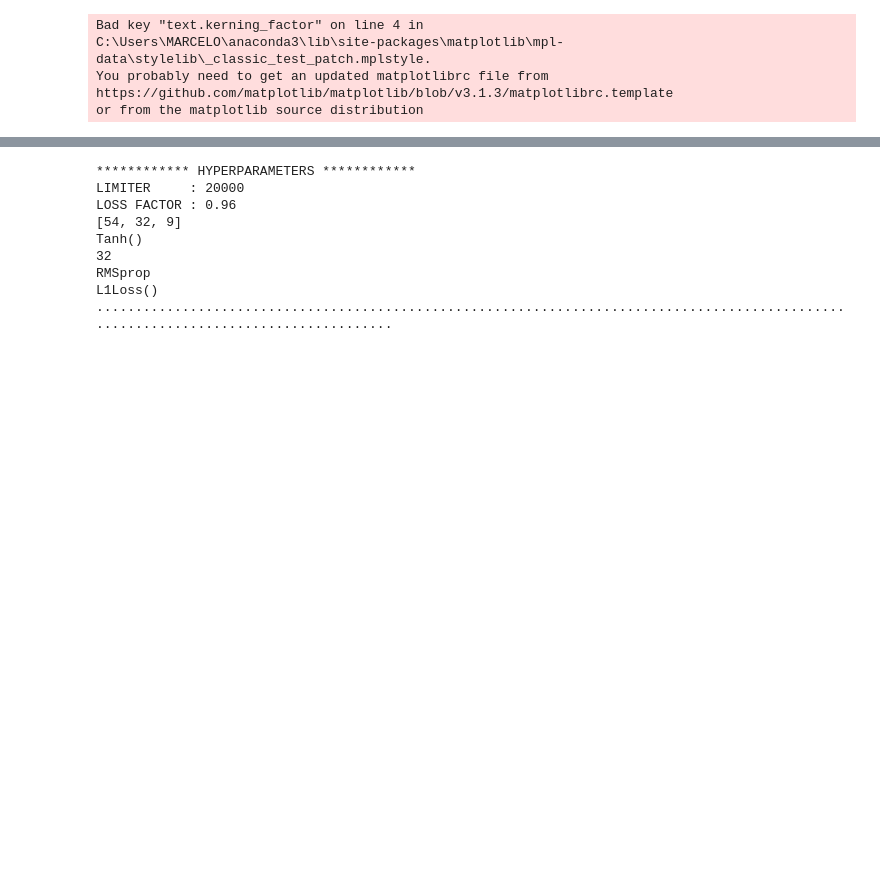
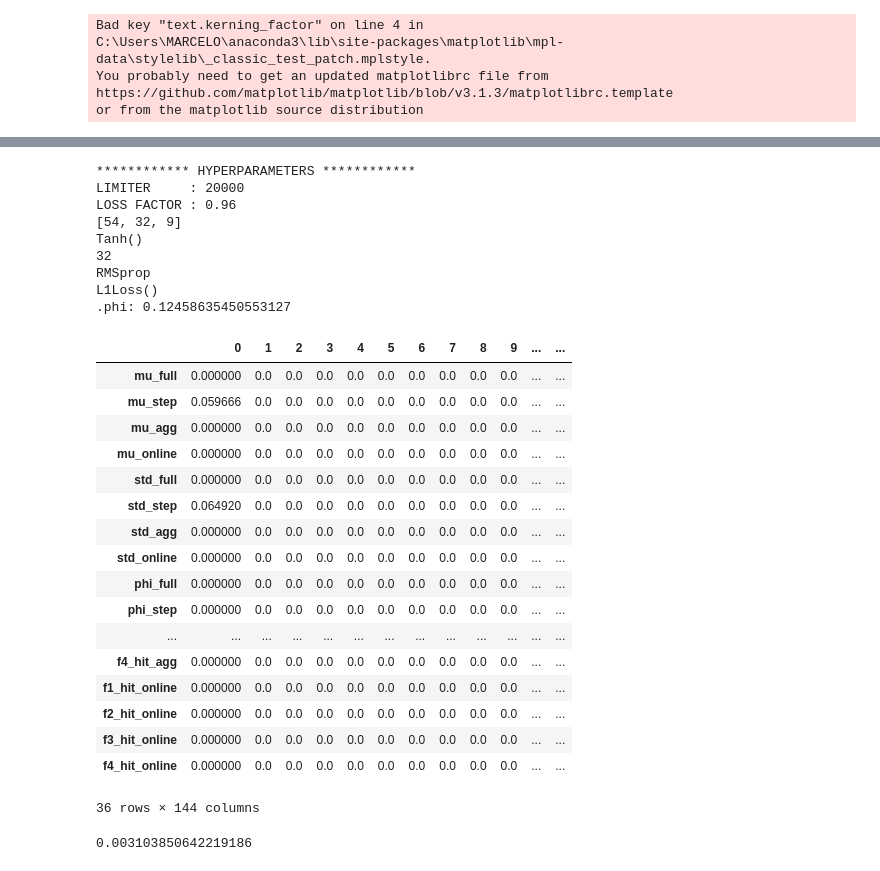
Before and after one commit to marcelomamc88/framework_evolutivo_fdi, a Jupyter notebook: detector/autoencoder/autoencoder.ipynb, the cells around one changed output, grey strips where cells are left out. Cells and saved outputs as stored; diff of their text form; code cells hidden in the pictures; blank space fills up the shorter version.

```diff
--- a/detector/autoencoder/autoencoder.ipynb
+++ b/detector/autoencoder/autoencoder.ipynb
@@ -14,3 +15,8 @@ C:\Users\MARCELO\anaconda3\lib\site-packages\matplotlib\mpl-data\stylelib\_class
 You probably need to get an updated matplotlibrc file from
 https://github.com/matplotlib/matplotlib/blob/v3.1.3/matplotlibrc.template
 or from the matplotlib source distribution
+# %%
+fdi_db = MongoClient('localhost', 27017).fdi
+detector_metadata = fdi_db.detector_metadata
+meta = list(detector_metadata.find({}))
+print(meta)
@@ -500,12 +523,12 @@ for n in np.arange(0, block_train):
 
     net, output, loss, losses, loss_function = train(layers=architecture.copy(), last_layer=last_layer, lr=1e-3, epochs=EPOCHS, batch_size=batch_size, X_train=data, optim=optim, loss_fnc=loss_fnc, net=net)
 
-    losses_geral_step = generate_losses(data_test=X_train, net=net, loss_function=loss_fnc)
+    '''losses_geral_step = generate_losses(data_test=X_train, net=net, loss_function=loss_fnc)
     np_losses = np.sort(np.array(losses_geral_step))
     losses_geral_step = np_losses[:int(len(np_losses)*LOSS_FACTOR)]
     values[n][0] = np.mean(losses_geral_step, dtype=np.float64)
     values[n][4] = np.std(losses_geral_step, ddof=1, dtype=np.float64)
-    phi_full = np.mean(losses_geral_step, dtype=np.float64) + np.std(losses_geral_step, ddof=1, dtype=np.float64)
+    phi_full = np.mean(losses_geral_step, dtype=np.float64) + np.std(losses_geral_step, ddof=1, dtype=np.float64)'''
 
     losses_batch_step_src = generate_losses(data_test=data, net=net, loss_function=loss_fnc)
     np_losses = np.sort(np.array(losses_batch_step_src))
@@ -513,15 +536,15 @@ for n in np.arange(0, block_train):
     values[n][1] = np.mean(losses_batch_step, dtype=np.float64)
     values[n][5] = np.std(losses_batch_step, ddof=1, dtype=np.float64)
     phi_batch_step = np.mean(losses_batch_step, dtype=np.float64) + np.std(losses_batch_step, ddof=1, dtype=np.float64)
-
-    agg_loss = np.concatenate((agg_loss, losses_batch_step_src), axis = 0)
+    print("phi:", phi_batch_step)
+    '''agg_loss = np.concatenate((agg_loss, losses_batch_step_src), axis = 0)
     np_losses = np.sort(np.array(agg_loss))
     agg_loss = np_losses[:int(len(np_losses)*LOSS_FACTOR)]
     values[n][2] = np.mean(agg_loss, dtype=np.float64)
     values[n][6] = np.std(agg_loss, ddof=1, dtype=np.float64)
-    phi_aggregate = np.mean(agg_loss, dtype=np.float64) + np.std(agg_loss, ddof=1, dtype=np.float64)
+    phi_aggregate = np.mean(agg_loss, dtype=np.float64) + np.std(agg_loss, ddof=1, dtype=np.float64)'''
 
-    for loss_step in losses_batch_step:
+    '''for loss_step in losses_batch_step:
         stats.add(loss_step)
 
     values[n][3] = stats.get_mean()
@@ -536,41 +559,75 @@ for n in np.arange(0, block_train):
     faults = {'F1': data_ds3_fault1[:LIMITADOR],
               'F2': data_ds3_fault2[:LIMITADOR],
               'F3': data_ds3_fault3[:LIMITADOR],
-              'F4': data_ds3_fault4[:LIMITADOR]}
+              'F4': data_ds3_fault4[:LIMITADOR]}'''
 
     position = 0
-    for p, phi in enumerate([phi_full, phi_batch_step, phi_aggregate, phi_online]):
+    '''for p, phi in enumerate([phi_full, phi_batch_step, phi_aggregate, phi_online]):
         # FOR X_TEST
         losses = generate_losses(X_test[:LIMITADOR], net, loss_fnc)
         y_hat_n2 = generate_y_hat(losses, phi)
         values[n][12+position] = len([0 for t in y_hat_n2 if t == 0])/len(y_hat_n2)
         position = position + 1
 
         # FOR NORMAL_2
         losses = generate_losses(data_ds3_t2_normal[:LIMITADOR], net, loss_fnc)
         y_hat_n2 = generate_y_hat(losses, phi)
         values[n][12+position] = len([0 for t in y_hat_n2 if t == 0])/len(y_hat_n2)
         position = position + 1
 
         for c, fault_name in enumerate(faults):
             losses = generate_losses(faults[fault_name][:LIMITADOR], net, loss_fnc)
             y_hat = generate_y_hat(losses, phi)
             values[n][12+position] = len([1 for t in y_hat if t == 1])/len(y_hat)
-            position = position + 1
+            position = position + 1'''
+
+    detector_metadata.update_one({"_id" : meta[0]["_id"]},
+                                 {"$set": {"threshold": phi_batch_step}})
+
+    torch.save(net.state_dict(), '../app/autoencoder_model.pt')
+    break
 
 values_pd = pd.DataFrame(values, columns=columns)
 
 values_pd[columns_order].transpose()
 # %% [output]
 ************ HYPERPARAMETERS ************
 LIMITER     : 20000
 LOSS FACTOR : 0.96
 [54, 32, 9]
 Tanh()
 32
 RMSprop
 L1Loss()
-......................................................................................................................................
+.phi: 0.12458635450553127
+|  | 0 | 1 | 2 | 3 | 4 | 5 | 6 | 7 | 8 | 9 | ... | ... |
+| mu_full | 0.000000 | 0.0 | 0.0 | 0.0 | 0.0 | 0.0 | 0.0 | 0.0 | 0.0 | 0.0 | ... | ... |
+| mu_step | 0.059666 | 0.0 | 0.0 | 0.0 | 0.0 | 0.0 | 0.0 | 0.0 | 0.0 | 0.0 | ... | ... |
+| mu_agg | 0.000000 | 0.0 | 0.0 | 0.0 | 0.0 | 0.0 | 0.0 | 0.0 | 0.0 | 0.0 | ... | ... |
+| mu_online | 0.000000 | 0.0 | 0.0 | 0.0 | 0.0 | 0.0 | 0.0 | 0.0 | 0.0 | 0.0 | ... | ... |
+| std_full | 0.000000 | 0.0 | 0.0 | 0.0 | 0.0 | 0.0 | 0.0 | 0.0 | 0.0 | 0.0 | ... | ... |
+| std_step | 0.064920 | 0.0 | 0.0 | 0.0 | 0.0 | 0.0 | 0.0 | 0.0 | 0.0 | 0.0 | ... | ... |
+| std_agg | 0.000000 | 0.0 | 0.0 | 0.0 | 0.0 | 0.0 | 0.0 | 0.0 | 0.0 | 0.0 | ... | ... |
+| std_online | 0.000000 | 0.0 | 0.0 | 0.0 | 0.0 | 0.0 | 0.0 | 0.0 | 0.0 | 0.0 | ... | ... |
+| phi_full | 0.000000 | 0.0 | 0.0 | 0.0 | 0.0 | 0.0 | 0.0 | 0.0 | 0.0 | 0.0 | ... | ... |
+| phi_step | 0.000000 | 0.0 | 0.0 | 0.0 | 0.0 | 0.0 | 0.0 | 0.0 | 0.0 | 0.0 | ... | ... |
+| ... | ... | ... | ... | ... | ... | ... | ... | ... | ... | ... | ... | ... |
+| f4_hit_agg | 0.000000 | 0.0 | 0.0 | 0.0 | 0.0 | 0.0 | 0.0 | 0.0 | 0.0 | 0.0 | ... | ... |
+| f1_hit_online | 0.000000 | 0.0 | 0.0 | 0.0 | 0.0 | 0.0 | 0.0 | 0.0 | 0.0 | 0.0 | ... | ... |
+| f2_hit_online | 0.000000 | 0.0 | 0.0 | 0.0 | 0.0 | 0.0 | 0.0 | 0.0 | 0.0 | 0.0 | ... | ... |
+| f3_hit_online | 0.000000 | 0.0 | 0.0 | 0.0 | 0.0 | 0.0 | 0.0 | 0.0 | 0.0 | 0.0 | ... | ... |
+| f4_hit_online | 0.000000 | 0.0 | 0.0 | 0.0 | 0.0 | 0.0 | 0.0 | 0.0 | 0.0 | 0.0 | ... | ... |
+36 rows × 144 columns
+# %%
+_x = data_ds3_t1_normal[552:553, :-1]
+real = _x.reshape(1,-1).astype(np.float32)
+
+regenerate = net(torch.from_numpy(real))
+l = loss_function(regenerate, torch.from_numpy(real)).item()
+
+print(l)
+# %% [output]
+0.003103850642219186
 # %%
 with open(OUTPUT_FILE_NAME,'a') as f:
     f.write('LOSS FACTOR: ' + str(LOSS_FACTOR) + '\n')
```
Also changed, not shown: parts of 5 cells of this notebook, 22 other files.
